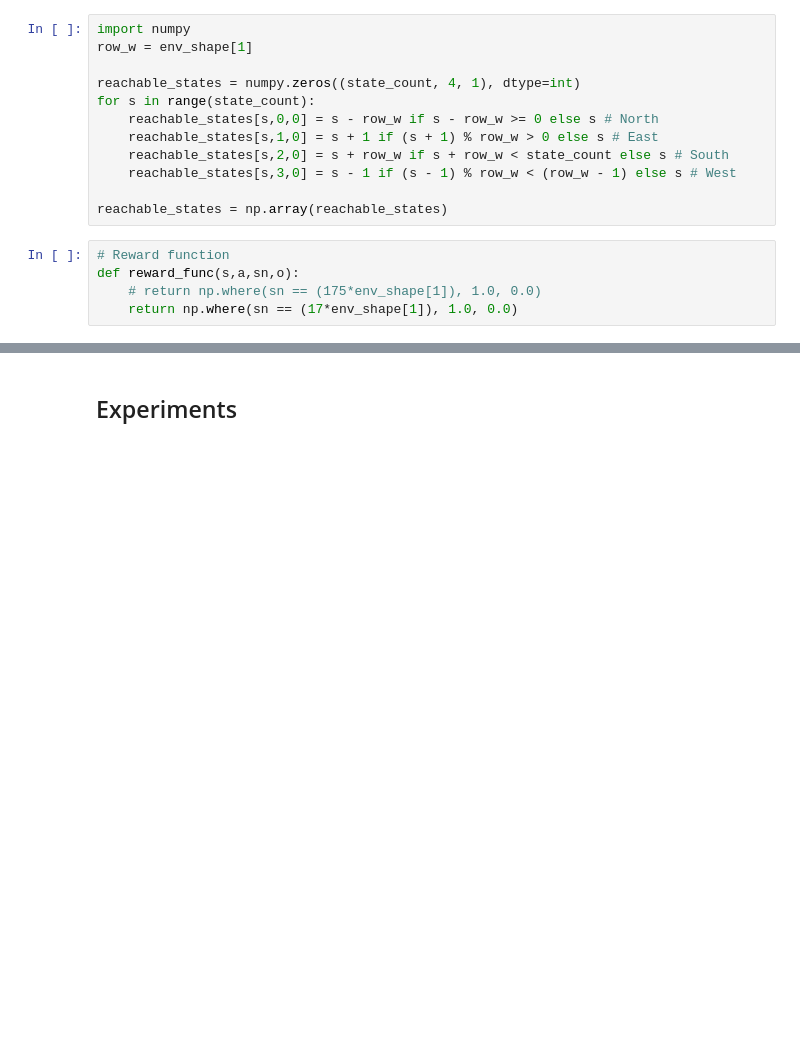
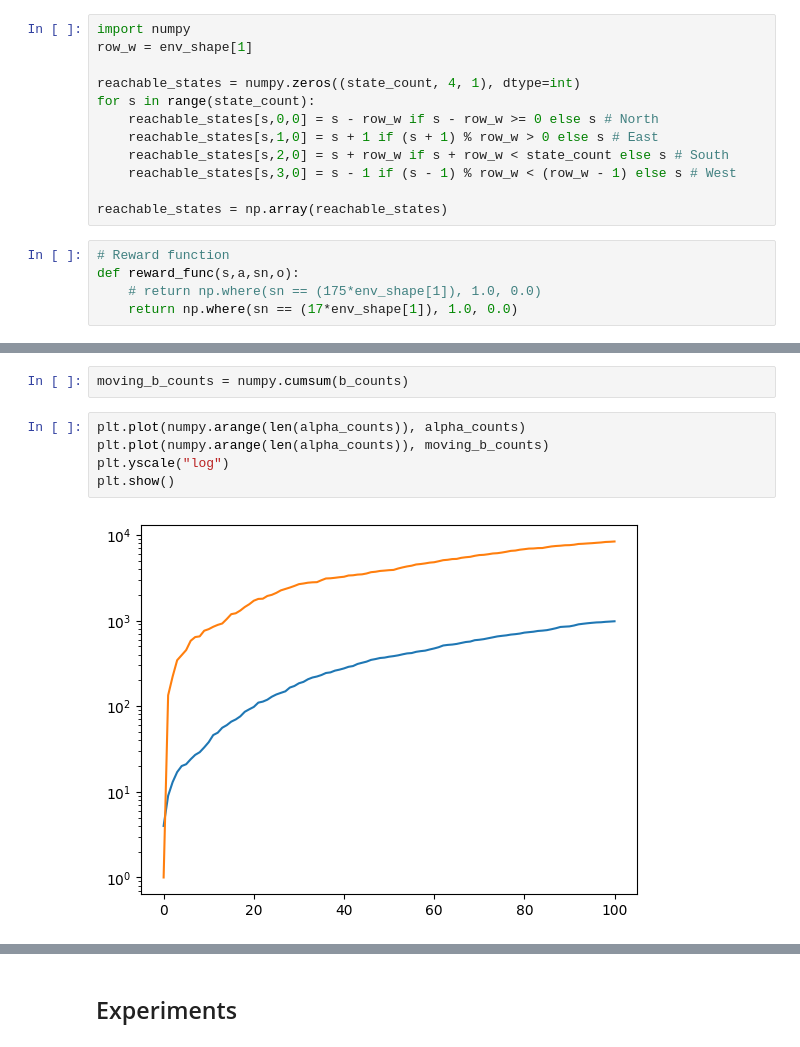
Before and after one commit to PimLb/POMDP_PBVI_Exploration, a Jupyter notebook: Experiments/Olfactory Navigation/Olfactory_Model.ipynb, the cells around one changed output, grey strips where cells are left out. Drawn from its saved outputs; the diff is of its cells as text; blank space fills up the shorter version.

```diff
--- a/Experiments/Olfactory Navigation/Olfactory_Model.ipynb
+++ b/Experiments/Olfactory Navigation/Olfactory_Model.ipynb
@@ -102,0 +144,9 @@ model = Model(
+# %%
+moving_b_counts = numpy.cumsum(b_counts)
+# %%
+plt.plot(numpy.arange(len(alpha_counts)), alpha_counts)
+plt.plot(numpy.arange(len(alpha_counts)), moving_b_counts)
+plt.yscale("log")
+plt.show()
+# %% [output]
+[figure, added]
```
Also changed, not shown: parts of 55 cells of this notebook, 2 other files.
